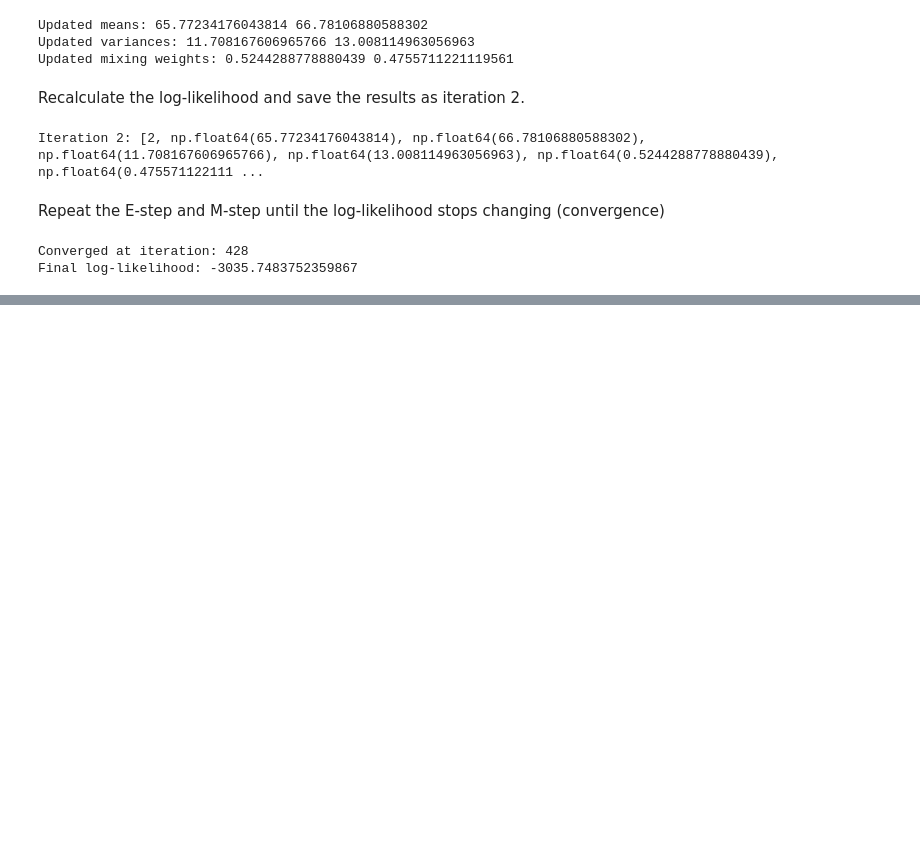
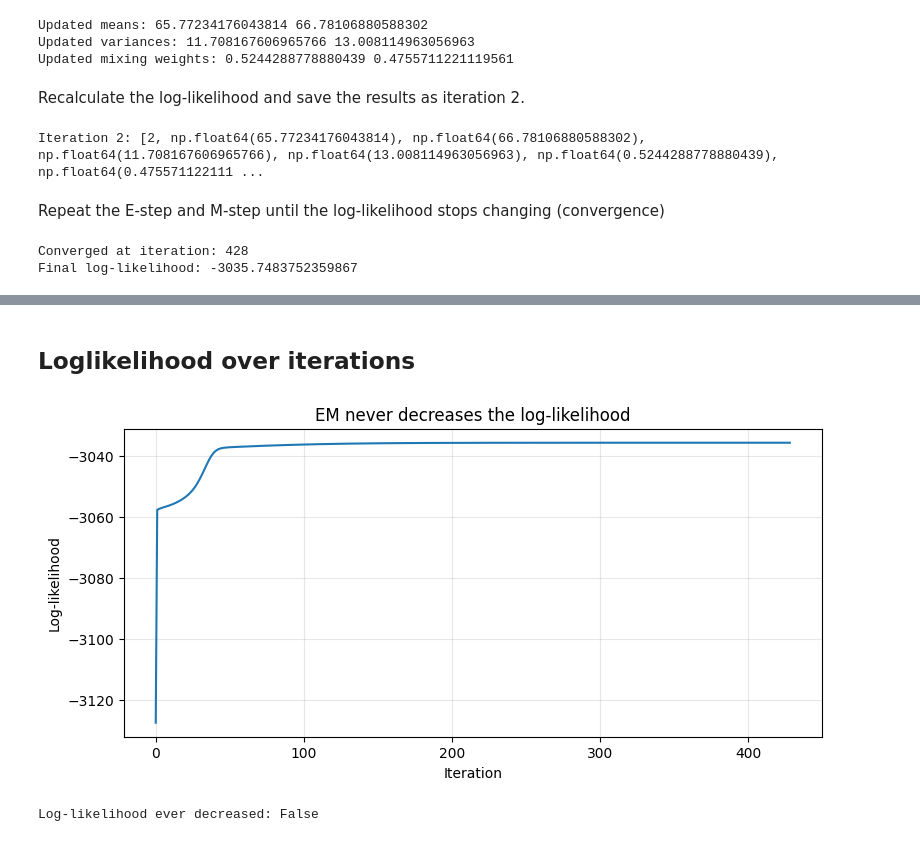
Before and after one commit to Bonesha-5/Group4_Formative3_Assignment, a Jupyter notebook: EM_algorithm.ipynb, the cells around one changed output, grey strips where cells are left out. Cells and saved outputs as stored; diff of their text form; code cells hidden in the pictures; blank space fills up the shorter version.

```diff
--- a/EM_algorithm.ipynb
+++ b/EM_algorithm.ipynb
@@ -452,0 +455,6 @@ Final log-likelihood: -3035.7483752359867
+# %%
+print(f"{'Iter':<6}{'mu1':>8}{'mu2':>8}{'var1':>8}{'var2':>8}{'pi1':>8}{'pi2':>8}{'Log-Lik':>12}")
+print("-" * 66)
+for row in history[:3]:
+    it, m1, m2, v1, v2, w1, w2, ll = row
+    print(f"{it:<6}{m1:>8.2f}{m2:>8.2f}{v1:>8.2f}{v2:>8.2f}{w1:>8.3f}{w2:>8.3f}{ll:>12.2f}")
@@ -452,0 +534,16 @@ Final log-likelihood: -3035.7483752359867
+# %% [markdown]
+## Loglikelihood over iterations
+# %%
+log_liks = [row[7] for row in history]
+plt.figure(figsize=(9, 4))
+plt.plot(range(len(log_liks)), log_liks)
+plt.xlabel("Iteration")
+plt.ylabel("Log-likelihood")
+plt.title("EM never decreases the log-likelihood")
+plt.grid(alpha=0.3)
+plt.show()
+
+print("Log-likelihood ever decreased:", any(b < a - 1e-9 for a, b in zip(log_liks, log_liks[1:])))
+# %% [output]
+[figure, added]
+Log-likelihood ever decreased: False
```
Also changed, not shown: parts of 9 cells of this notebook.
